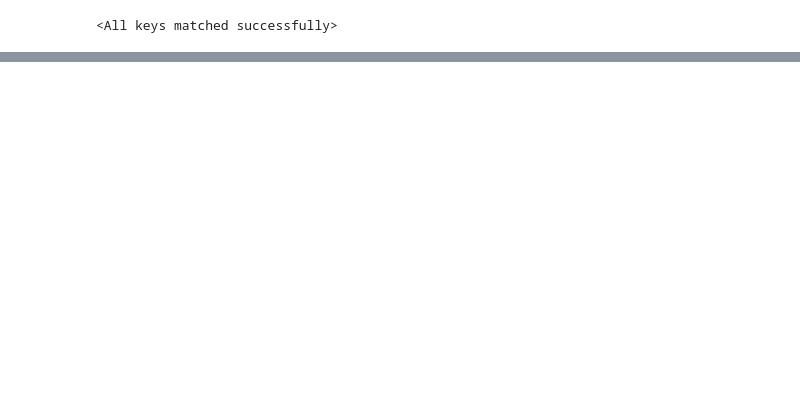
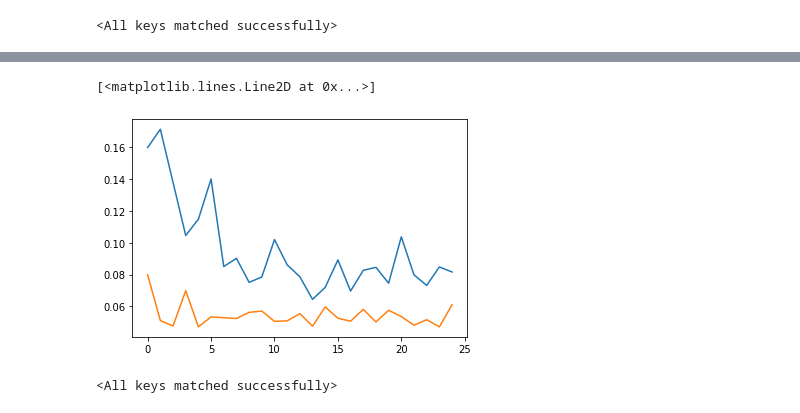
Before and after one commit to isackon/Transfer-Learning-Tutorial, a Jupyter notebook: Transfer Learning.ipynb, the cells around one changed output, grey strips where cells are left out. Saved outputs shown, nothing was run; the diff lists cells and outputs as text; code cells hidden in the pictures; blank space fills up the shorter version.

```diff
--- a/Transfer Learning.ipynb
+++ b/Transfer Learning.ipynb
@@ -471,0 +895,2 @@ Accuracy: 0.9020
+# %%
+feature_extractor = models.resnet18(pretrained=True)
@@ -471,0 +917,19 @@ Accuracy: 0.9020
+# %%
+for param in feature_extractor.parameters():
+    param.requires_grad = False
+
+num_features = 512
+
+feature_extractor.fc = nn.Linear(num_features, 2)
+
+if use_gpu:
+    feature_extractor = feature_extractor.cuda()
+
+loss_fn = nn.CrossEntropyLoss()
+
+optimizer = optim.SGD(feature_extractor.fc.parameters(), lr=0.001, momentum=0.9)
+
+exp_lr_scheduler = lr_scheduler.StepLR(optimizer, step_size=7, gamma=0.1)
+# %%
+%%time
+model_extractor, losses = train_model(feature_extractor, loss_fn, optimizer, exp_lr_scheduler, num_epochs=25)
@@ -471,0 +954,6 @@ Accuracy: 0.9020
+# %%
+plt.plot(losses['train'])
+plt.plot(losses['val'])
+# %% [output]
+[<matplotlib.lines.Line2D at 0x...>]
+[figure, added]
@@ -471,0 +962,4 @@ Accuracy: 0.9020
+# %%
+feature_extractor.load_state_dict(torch.load('ResNet18.pth'))
+# %% [output]
+<All keys matched successfully>
```
Also changed, not shown: parts of 48 cells of this notebook.
